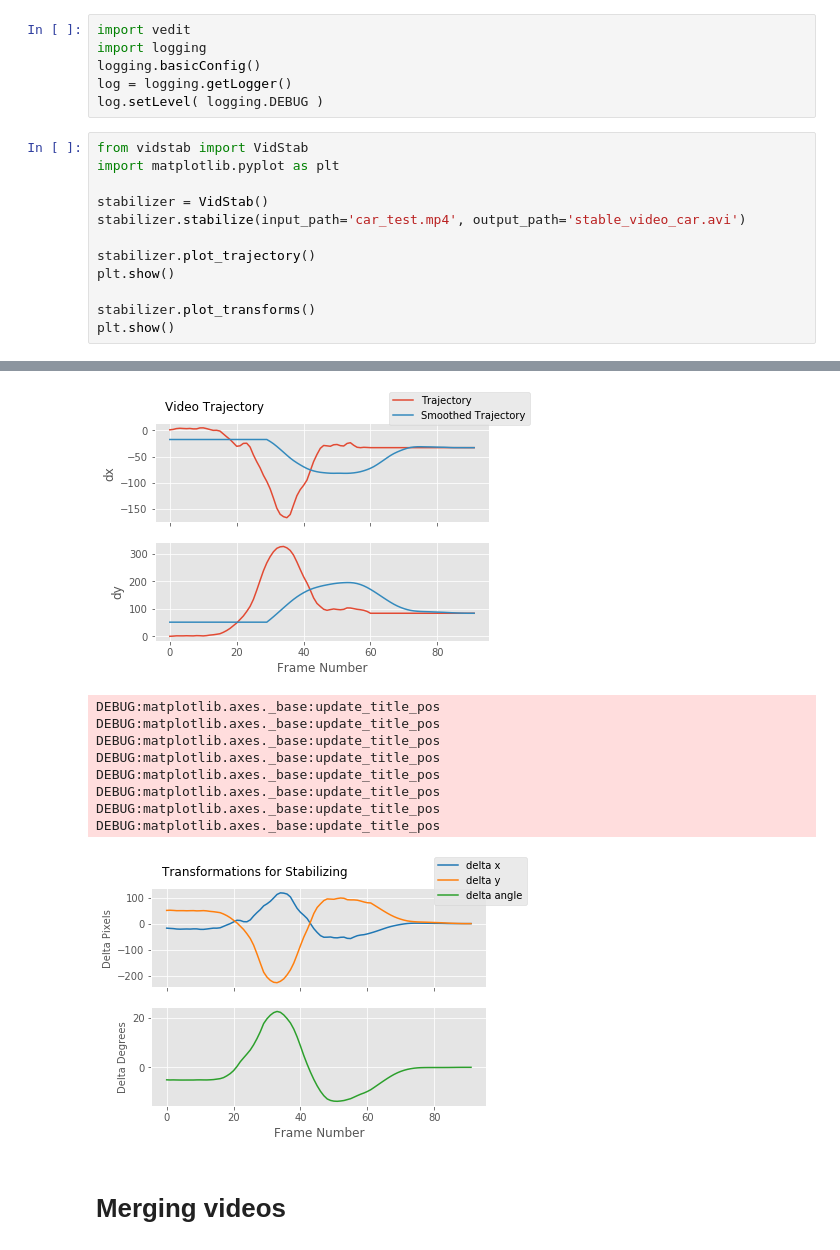
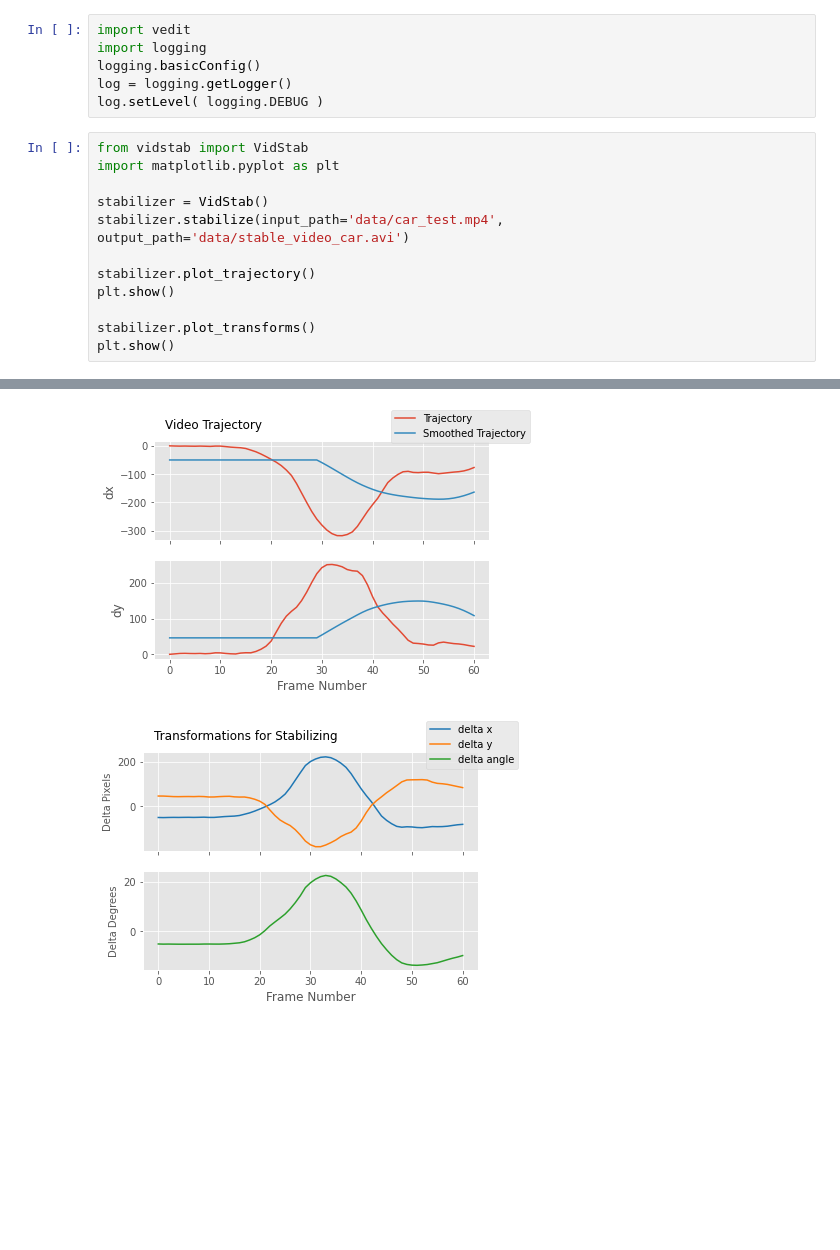
Before and after one commit to alizahidraja/real-time-video-stability, a Jupyter notebook: Stabilizer.ipynb, the cells around one changed output, grey strips where cells are left out. Drawn from its saved outputs; the diff is of its cells as text; blank space fills up the shorter version.

Commit message:
Video stability

```diff
--- a/Stabilizer.ipynb
+++ b/Stabilizer.ipynb
@@ -302,7 +302,7 @@ from vidstab import VidStab
 import matplotlib.pyplot as plt
 
 stabilizer = VidStab()
-stabilizer.stabilize(input_path='car_test.mp4', output_path='stable_video_car.avi')
+stabilizer.stabilize(input_path='data/car_test.mp4', output_path='data/stable_video_car.avi')
 
 stabilizer.plot_trajectory()
 plt.show()
@@ -323,12 +313,2 @@ DEBUG:matplotlib.axes._base:update_title_pos
-[figure, old version]
+[figure, new version]
-DEBUG:matplotlib.axes._base:update_title_pos
-DEBUG:matplotlib.axes._base:update_title_pos
-DEBUG:matplotlib.axes._base:update_title_pos
-DEBUG:matplotlib.axes._base:update_title_pos
-DEBUG:matplotlib.axes._base:update_title_pos
-DEBUG:matplotlib.axes._base:update_title_pos
-DEBUG:matplotlib.axes._base:update_title_pos
-DEBUG:matplotlib.axes._base:update_title_pos
-[figure, old version]
+[figure, new version]
-# %% [markdown]
-# Merging videos
```
Also changed, not shown: parts of 5 cells of this notebook, 2 other files.
